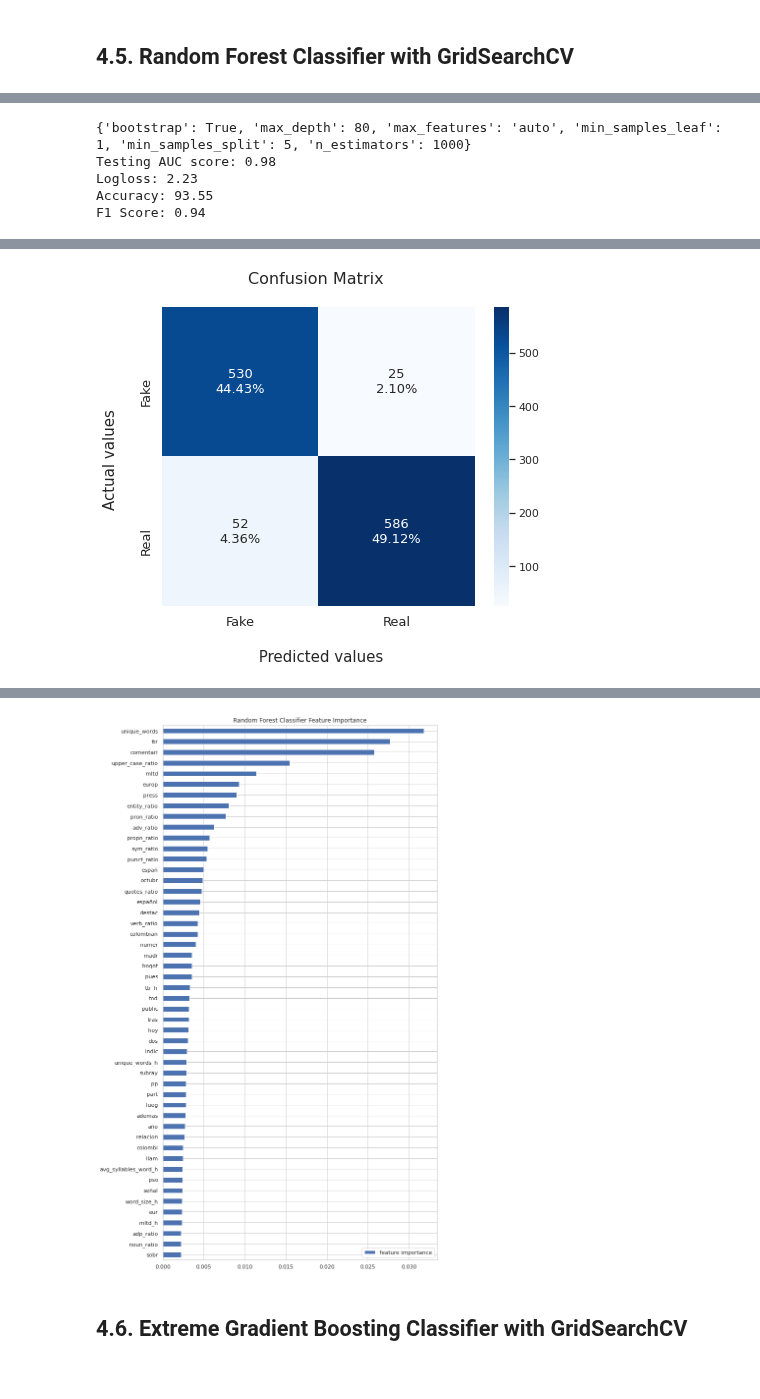
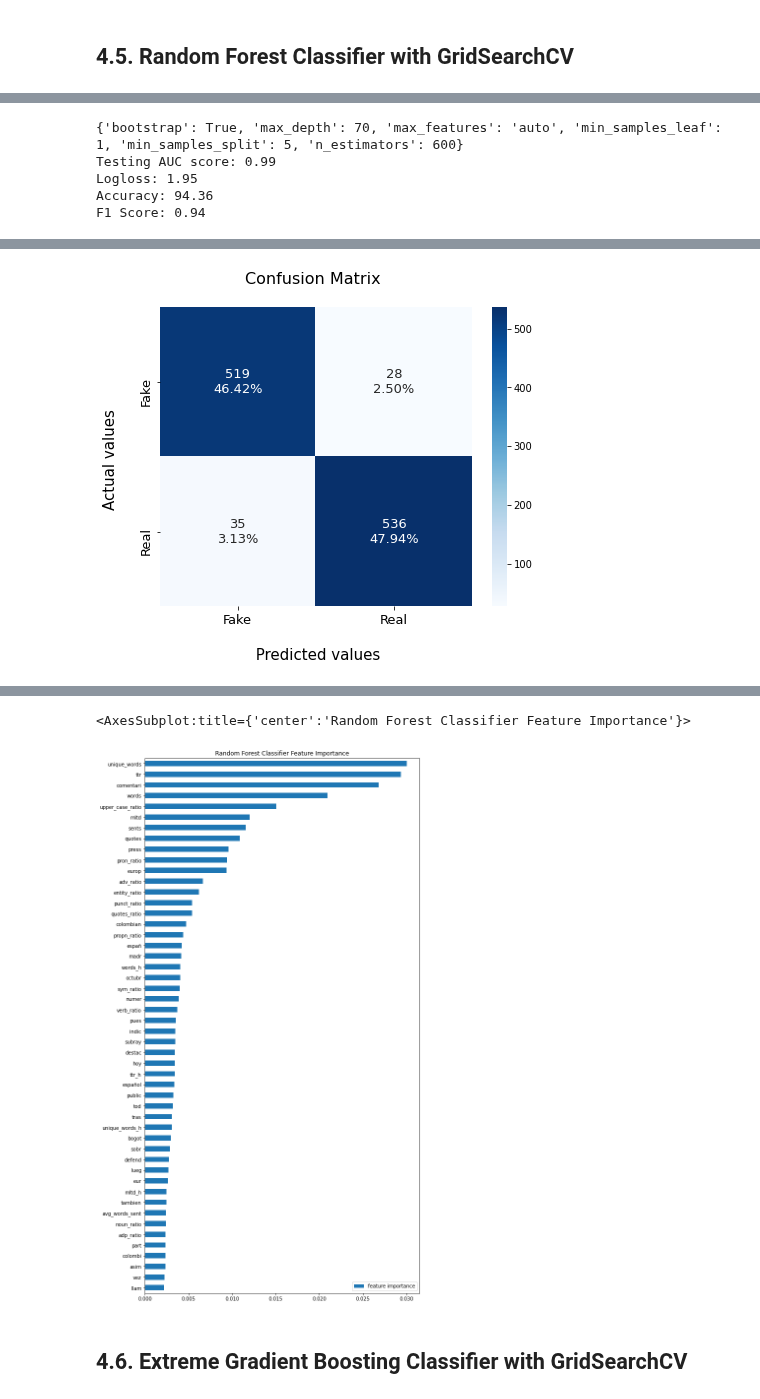
Before and after one commit to pipe11/TFM_fake_news_detector, a Jupyter notebook: models/11_final_notebook_models_explained.ipynb, the cells around one changed output, grey strips where cells are left out. Saved outputs shown, nothing was run; the diff lists cells and outputs as text; code cells hidden in the pictures.

Commit message:
removed outliers, updated second predictor with best model, updated repository with visualizations and comments

```diff
--- a/models/11_final_notebook_models_explained.ipynb
+++ b/models/11_final_notebook_models_explained.ipynb
@@ -854,0 +937,3 @@ Wall time: 1min
+# %%
+tfidf_vectorizer = pickle.load(open('../predictors/tfidf_vectorizer.pkl', 'rb'))
+tfidf_vectorizer
@@ -1087,16 +1198,21 @@ from sklearn.model_selection import GridSearchCV
 from sklearn.model_selection import train_test_split,  GridSearchCV
 from sklearn import metrics
 from sklearn.metrics import confusion_matrix, roc_curve, auc, roc_auc_score, accuracy_score, log_loss, f1_score
+import pickle
 
-df = pd.read_csv('../data/spanish_corpus_features_v6.csv')
+df = pd.read_csv('../data/spanish_corpus_features_v6_no_outliers.csv')
 y = df['label']
+
+tfidf_vectorizer = pickle.load(open('../predictors/tfidf_vectorizer.pkl', 'rb'))
+text_vectorized = tfidf_vectorizer.transform(df['text'])
 
 ########### Numeric features & train, test split ###########
 
-numeric_features = ['word_size_h', 'avg_syllables_word_h', 'unique_words_h', 'ttr_h', 'mltd_h',
-                    'avg_words_sent', 'avg_word_size', 'avg_syllables_word', 'unique_words', 'ttr', 'mltd', 'huerta_score',
-                    'szigriszt_score', 'upper_case_ratio', 'entity_ratio', 'quotes_ratio', 'propn_ratio', 'noun_ratio',
-                    'adp_ratio', 'det_ratio', 'punct_ratio', 'pron_ratio', 'verb_ratio', 'adv_ratio', 'sym_ratio']
+numeric_features = ['words_h', 'word_size_h', 'avg_syllables_word_h', 'unique_words_h', 'ttr_h', 'mltd_h', 'sents',
+                    'words', 'avg_words_sent', 'avg_word_size', 'avg_syllables_word', 'unique_words', 'ttr', 'mltd',
+                    'huerta_score', 'szigriszt_score','upper_case_ratio', 'entity_ratio', 'quotes', 'quotes_ratio',
+                    'propn_ratio', 'noun_ratio', 'adp_ratio', 'det_ratio', 'punct_ratio', 'pron_ratio', 'verb_ratio',
+                    'adv_ratio', 'sym_ratio']
 
 X = hstack([csr_matrix(df[numeric_features].values), text_vectorized[0:]])
 feature_names = df[numeric_features].columns.tolist() + tfvocab
@@ -1110,7 +1226,9 @@ X_train, X_test, y_train, y_test = train_test_split(X, y, test_size = 0.3, rando
 
 param_grid = {
     'max_depth': list(range(1, 10)),
-    'min_samples_leaf': list(range(1, 5)),
+    'min_samples_leaf': list(range(1, 8)),
+    'criterion': ['gini', 'entropy'],
+    'min_samples_split': list(range(1, 40))
 }
 
 # classifier
@@ -1163,18 +1298,21 @@ from sklearn.ensemble import RandomForestClassifier
 from sklearn.model_selection import train_test_split, GridSearchCV
 from sklearn import metrics
 from sklearn.metrics import confusion_matrix, roc_curve, auc, roc_auc_score, accuracy_score, log_loss, f1_score
+import pickle
 
-df = pd.read_csv('../data/spanish_corpus_features_v6.csv')
+df = pd.read_csv('../data/spanish_corpus_features_v6_no_outliers.csv')
 y = df['label']
 
+tfidf_vectorizer = pickle.load(open('../predictors/tfidf_vectorizer.pkl', 'rb'))
+text_vectorized = tfidf_vectorizer.transform(df['text'])
 
-########### Combine Features & train, test split ###########
+########### Numeric features & train, test split ###########
 
-numeric_features = ['word_size_h', 'avg_syllables_word_h', 'unique_words_h', 'ttr_h', 'mltd_h',
-                    'avg_words_sent', 'avg_word_size', 'avg_syllables_word', 'unique_words', 'ttr', 'mltd',
-                    'huerta_score', 'szigriszt_score', 'upper_case_ratio', 'entity_ratio', 'quotes_ratio', 'propn_ratio',
-                    'noun_ratio', 'adp_ratio', 'det_ratio', 'punct_ratio', 'pron_ratio', 'verb_ratio', 'adv_ratio',
-                    'sym_ratio']
+numeric_features = ['words_h', 'word_size_h', 'avg_syllables_word_h', 'unique_words_h', 'ttr_h', 'mltd_h', 'sents',
+                    'words', 'avg_words_sent', 'avg_word_size', 'avg_syllables_word', 'unique_words', 'ttr', 'mltd',
+                    'huerta_score', 'szigriszt_score','upper_case_ratio', 'entity_ratio', 'quotes', 'quotes_ratio',
+                    'propn_ratio', 'noun_ratio', 'adp_ratio', 'det_ratio', 'punct_ratio', 'pron_ratio', 'verb_ratio',
+                    'adv_ratio', 'sym_ratio']
 
 X = hstack([csr_matrix(df[numeric_features].values), text_vectorized[0:]])
 feature_names = df[numeric_features].columns.tolist() + tfvocab
@@ -1242,5 +1380,5 @@ Fitting 3 folds for each of 72 candidates, totalling 216 fits
-{'bootstrap': True, 'max_depth': 80, 'max_features': 'auto', 'min_samples_leaf': 1, 'min_samples_split': 5, 'n_estimators': 1000}
-Testing AUC score: 0.98
-Logloss: 2.23
-Accuracy: 93.55
+{'bootstrap': True, 'max_depth': 70, 'max_features': 'auto', 'min_samples_leaf': 1, 'min_samples_split': 5, 'n_estimators': 600}
+Testing AUC score: 0.99
+Logloss: 1.95
+Accuracy: 94.36
 F1 Score: 0.94
@@ -1248 +1386 @@ F1 Score: 0.94
-[figure, old version]
+[figure, new version]
@@ -1249,4 +1389,5 @@ F1 Score: 0.94
+<AxesSubplot:title={'center':'Random Forest Classifier Feature Importance'}>
-[figure, old version]
+[figure, new version]
 # %% [markdown]
 ## 4.6. Extreme Gradient Boosting Classifier with GridSearchCV
 # %%
```
Also changed, not shown: parts of 28 cells of this notebook, 17 other files.
